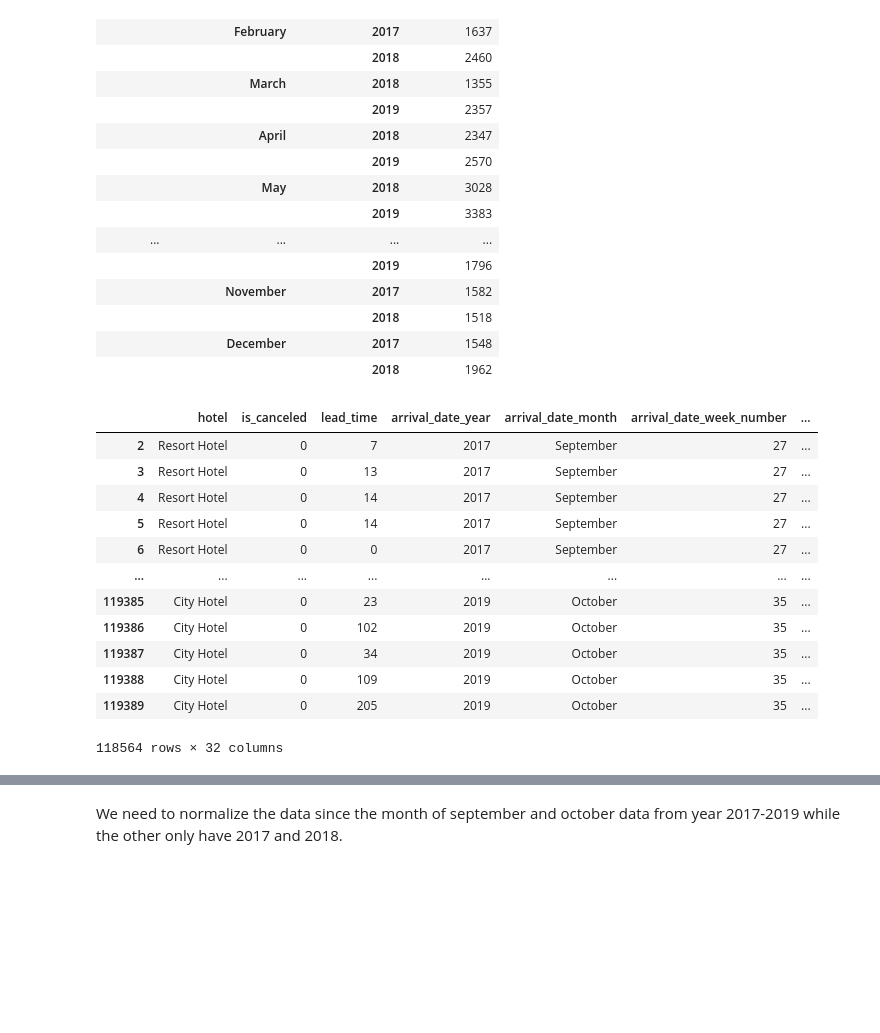
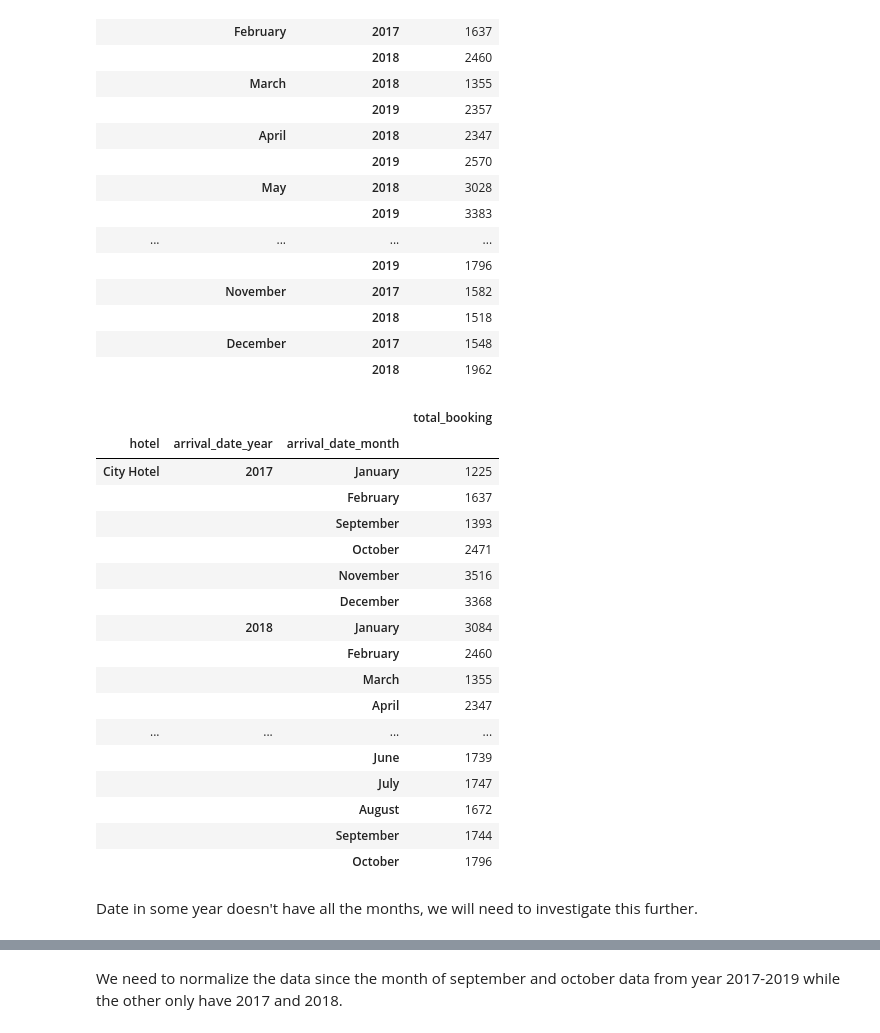
Before and after one commit to mcikalmerdeka/Investigate-Hotel-Business-Using-Data-Visualization, a Jupyter notebook: Investigate Hotel Business Using Data Visualization Code.ipynb, the cells around one changed output, grey strips where cells are left out. Drawn from its saved outputs; the diff is of its cells as text; code cells hidden in the pictures; blank space fills up the shorter version.

```diff
--- a/Investigate Hotel Business Using Data Visualization Code.ipynb
+++ b/Investigate Hotel Business Using Data Visualization Code.ipynb
@@ -545,20 +567,49 @@ df_booking_monthly.set_index(['hotel', 'arrival_date_month', 'arrival_date_year'
 |  |  | 2018 | 1518 |
 |  | December | 2017 | 1548 |
 |  |  | 2018 | 1962 |
-# %%
-df_task_2
-# %% [output]
-|  | hotel | is_canceled | lead_time | arrival_date_year | arrival_date_month | arrival_date_week_number | ... |
-| 2 | Resort Hotel | 0 | 7 | 2017 | September | 27 | ... |
-| 3 | Resort Hotel | 0 | 13 | 2017 | September | 27 | ... |
-| 4 | Resort Hotel | 0 | 14 | 2017 | September | 27 | ... |
-| 5 | Resort Hotel | 0 | 14 | 2017 | September | 27 | ... |
-| 6 | Resort Hotel | 0 | 0 | 2017 | September | 27 | ... |
-| ... | ... | ... | ... | ... | ... | ... | ... |
-| 119385 | City Hotel | 0 | 23 | 2019 | October | 35 | ... |
-| 119386 | City Hotel | 0 | 102 | 2019 | October | 35 | ... |
-| 119387 | City Hotel | 0 | 34 | 2019 | October | 35 | ... |
-| 119388 | City Hotel | 0 | 109 | 2019 | October | 35 | ... |
-| 119389 | City Hotel | 0 | 205 | 2019 | October | 35 | ... |
-118564 rows × 32 columns
+# %%
+# Updated implementation sorting by month name
+# Check total booking by hotel type with granuality per month
+df_booking_monthly = df_task_2.groupby(['hotel', 'arrival_date_year', 'arrival_date_month', ]) \
+                              .agg({'hotel' : 'count'}) \
+                              .rename(columns={'hotel' : 'total_booking'}) \
+                              .reset_index() \
+
+# Define month order for proper sorting
+month_order = ['January', 'February', 'March', 'April', 'May', 'June',
+               'July', 'August', 'September', 'October', 'November', 'December']
+
+# Create a categorical column with custom ordering
+df_booking_monthly['arrival_date_month'] = pd.Categorical(
+    df_booking_monthly['arrival_date_month'],
+    categories=month_order,
+    ordered=True
+)
+
+# Sort by hotel, month (using categorical order), and year
+df_booking_monthly.sort_values(by=['hotel', 'arrival_date_year', 'arrival_date_month', ], inplace=True)
+
+# Set the index of the combined dataframe
+df_booking_monthly.set_index(['hotel', 'arrival_date_year', 'arrival_date_month'])
+# %% [output]
+|  |  |  | total_booking |
+| hotel | arrival_date_year | arrival_date_month |  |
+| City Hotel | 2017 | January | 1225 |
+|  |  | February | 1637 |
+|  |  | September | 1393 |
+|  |  | October | 2471 |
+|  |  | November | 3516 |
+|  |  | December | 3368 |
+|  | 2018 | January | 3084 |
+|  |  | February | 2460 |
+|  |  | March | 1355 |
+|  |  | April | 2347 |
+| ... | ... | ... | ... |
+|  |  | June | 1739 |
+|  |  | July | 1747 |
+|  |  | August | 1672 |
+|  |  | September | 1744 |
+|  |  | October | 1796 |
+# %% [markdown]
+Date in some year doesn't have all the months, we will need to investigate this further.
 # %%
```
Also changed, not shown: parts of 36 cells of this notebook.
